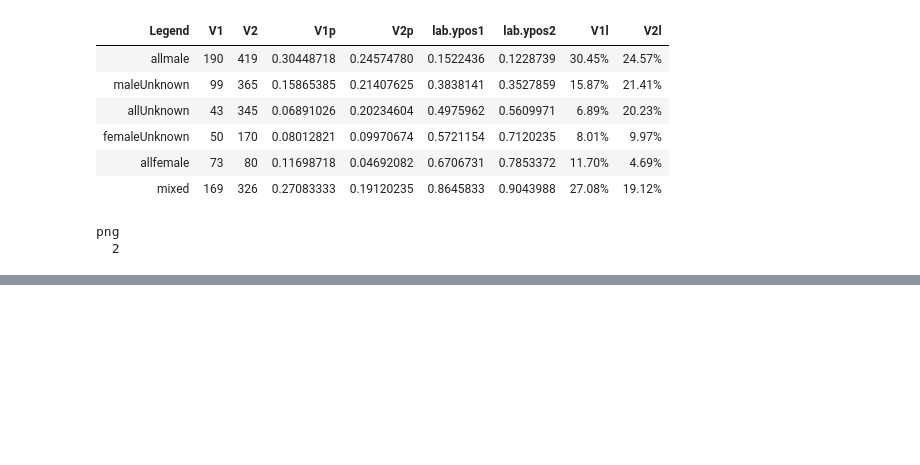
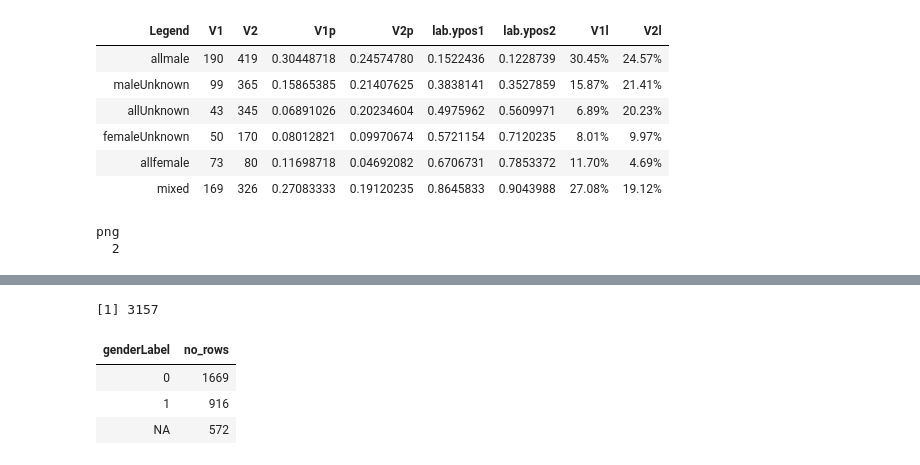
Before and after one commit to everyxs/openScience, a Jupyter notebook: code-data/genderDetect.ipynb, the cells around one changed output, grey strips where cells are left out. Cells and saved outputs as stored; diff of their text form; code cells hidden in the pictures; blank space fills up the shorter version.

```diff
--- a/code-data/genderDetect.ipynb
+++ b/code-data/genderDetect.ipynb
@@ -256,0 +303,12 @@ png
+# %%
+AuthorTable1$Year2 <-  AuthorTable1$Year-45 #35-55
+AuthorTable2$Year2 <-  AuthorTable2$Year-45 #35-55
+myvars <- c("AuthorIdsOrder", "nameDistinct", "Year2", "PaperId")
+data1 <- AuthorTable1[myvars]
+data2 <- AuthorTable2[myvars]
+
+AuthorList1 <- data.frame(lapply(AuthorTable1, trimws), stringsAsFactors = FALSE)
+nameTable1 <- AuthorList1 %>% separate(nameDistinct, into = sprintf('%s.%s', rep('namePart',4), rep(1:4)), sep = " ")
+
+AuthorList2 <- data.frame(lapply(AuthorTable2, trimws), stringsAsFactors = FALSE)
+nameTable2 <- AuthorList2 %>% separate(nameDistinct, into = sprintf('%s.%s', rep('namePart',4), rep(1:4)), sep = " ")
@@ -256,0 +321,46 @@ png
+# %%
+nrow(nameTable1)
+# %% [output]
+[1] 3157
+# %%
+newvars <- c("AuthorIdsOrder", "PaperId", "namePart.1", "namePart.2", "namePart.3", "namePart.4", "Year2", "authorOrder")
+nameParts <- nameTable1[newvars]
+nameParts$namePart.1 <- gsub("\"", "", nameParts$namePart.1)
+nameParts$namePart.2 <- gsub("\"", "", nameParts$namePart.2)
+nameParts$namePart.3 <- gsub("\"", "", nameParts$namePart.3)
+nameParts$namePart.4 <- gsub("\"", "", nameParts$namePart.4)
+nameParts$min_years <- as.numeric(nameParts$Year2)-20
+nameParts$max_years <- as.numeric(nameParts$Year2)+20
+results <- gender_df(nameParts, name_col = "namePart.1", year_col = c("min_years", "max_years"), method = "ssa")
+output <- nameParts %>% left_join(results, by = c("namePart.1" = "name", "min_years" = "year_min"))
+results <- gender_df(nameParts, name_col = "namePart.2", year_col = c("min_years", "max_years"), method = "ssa")
+output <- output %>% left_join(results, by = c("namePart.2" = "name", "min_years" = "year_min"))
+results <- gender_df(nameParts, name_col = "namePart.3", year_col = c("min_years", "max_years"), method = "ssa")
+output <- output %>% left_join(results, by = c("namePart.3" = "name", "min_years" = "year_min"))
+output <- within(output, #if namepart3 is the last name, set it NA
+   temp2 <- ifelse(is.na(namePart.4),NA,proportion_female)
+)
+output <- within(output, #if namepart2 is the last name, set it NA
+   temp1 <- ifelse(is.na(namePart.3),NA,proportion_female.y)
+)
+output <- within(output, #if namepart1 is the last name, set it NA
+   temp0 <- ifelse(is.na(namePart.2),NA,proportion_female.x)
+)
+output <- within(output, # namepart2 merged with namepart3
+   femaleProb0 <- ifelse(is.na(temp1),temp2,temp1)
+)
+output <- within(output, # namepart1 merged with namepart2
+   femaleProb <- ifelse(is.na(temp0),temp1,temp0)
+)
+output <- within(output, # binarize the probabilities, with 1 representing female and 0 male
+   genderLabel <- ifelse(femaleProb>0.5,1,0)
+)
+
+output %>%
+  group_by(genderLabel) %>%
+  summarise(no_rows = length(genderLabel))
+# %% [output]
+| genderLabel | no_rows |
+| 0 | 1669 |
+| 1 | 916 |
+| NA | 572 |
```
Also changed, not shown: parts of 7 cells of this notebook, 7 other files.
